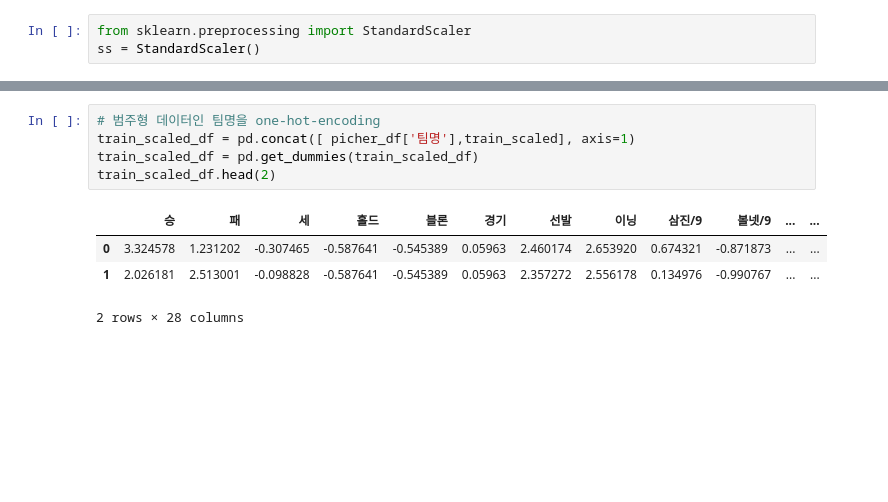
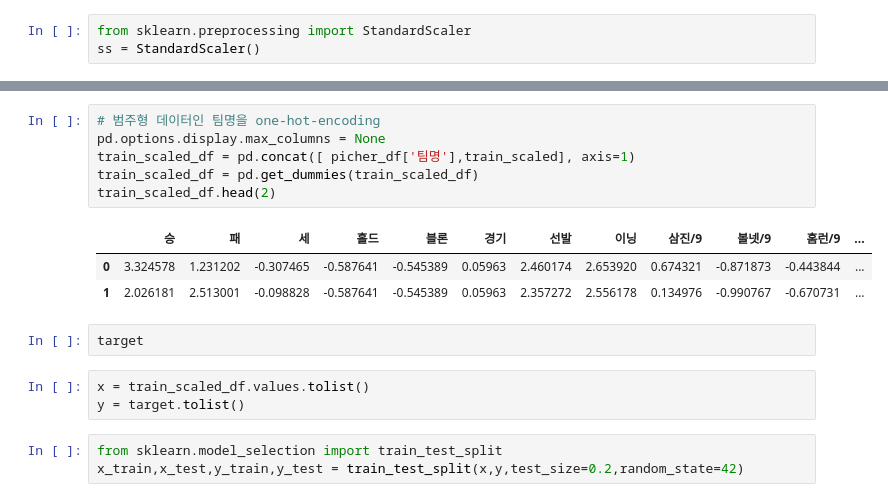
Before and after one commit to leekyuyoung202306/PYTHON, a Jupyter notebook: 12주차/[12주차]데이터분석03.ipynb, the cells around one changed output, grey strips where cells are left out. Cells and saved outputs as stored; diff of their text form; blank space fills up the shorter version.

```diff
--- a/12주차/[12주차]데이터분석03.ipynb
+++ b/12주차/[12주차]데이터분석03.ipynb
@@ -94,11 +94,19 @@ train_scaled.head()
 | 4 | 2.545540 | 1.231202 | -0.307465 | -0.587641 | -0.545389 | 0.059630 | 2.460174 | 2.596072 | 0.156266 | -0.880365 | -0.295875 | ... |
 # %%
 # 범주형 데이터인 팀명을 one-hot-encoding
+pd.options.display.max_columns = None
 train_scaled_df = pd.concat([ picher_df['팀명'],train_scaled], axis=1)
 train_scaled_df = pd.get_dummies(train_scaled_df)
 train_scaled_df.head(2)
 # %% [output]
-|  | 승 | 패 | 세 | 홀드 | 블론 | 경기 | 선발 | 이닝 | 삼진/9 | 볼넷/9 | ... | ... |
-| 0 | 3.324578 | 1.231202 | -0.307465 | -0.587641 | -0.545389 | 0.05963 | 2.460174 | 2.653920 | 0.674321 | -0.871873 | ... | ... |
-| 1 | 2.026181 | 2.513001 | -0.098828 | -0.587641 | -0.545389 | 0.05963 | 2.357272 | 2.556178 | 0.134976 | -0.990767 | ... | ... |
+|  | 승 | 패 | 세 | 홀드 | 블론 | 경기 | 선발 | 이닝 | 삼진/9 | 볼넷/9 | 홈런/9 | ... |
+| 0 | 3.324578 | 1.231202 | -0.307465 | -0.587641 | -0.545389 | 0.05963 | 2.460174 | 2.653920 | 0.674321 | -0.871873 | -0.443844 | ... |
+| 1 | 2.026181 | 2.513001 | -0.098828 | -0.587641 | -0.545389 | 0.05963 | 2.357272 | 2.556178 | 0.134976 | -0.990767 | -0.670731 | ... |
-2 rows × 28 columns
+# %%
+target
+# %%
+x = train_scaled_df.values.tolist()
+y = target.tolist()
+# %%
+from sklearn.model_selection import train_test_split
+x_train,x_test,y_train,y_test = train_test_split(x,y,test_size=0.2,random_state=42)
```
Also changed, not shown: parts of 10 cells of this notebook.
